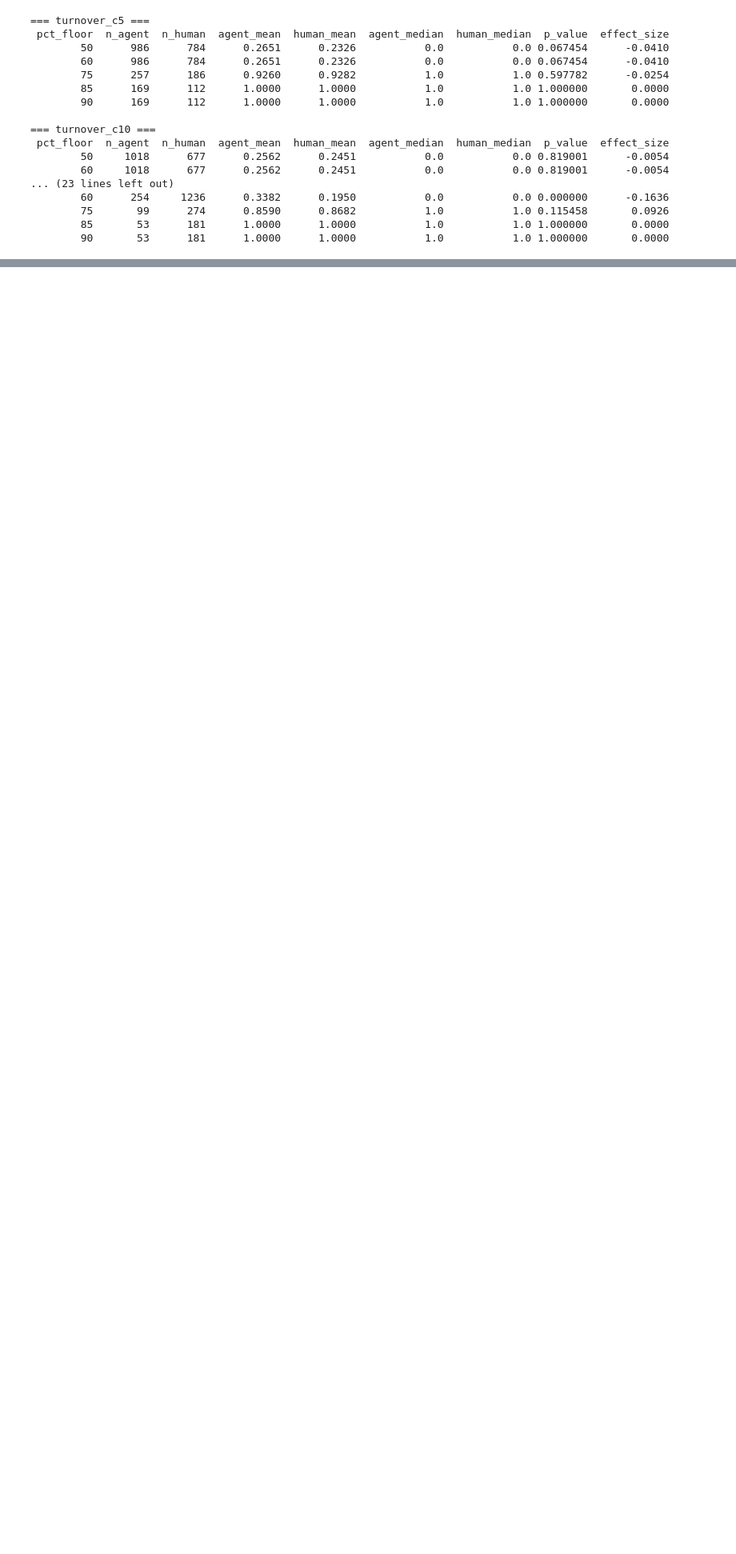
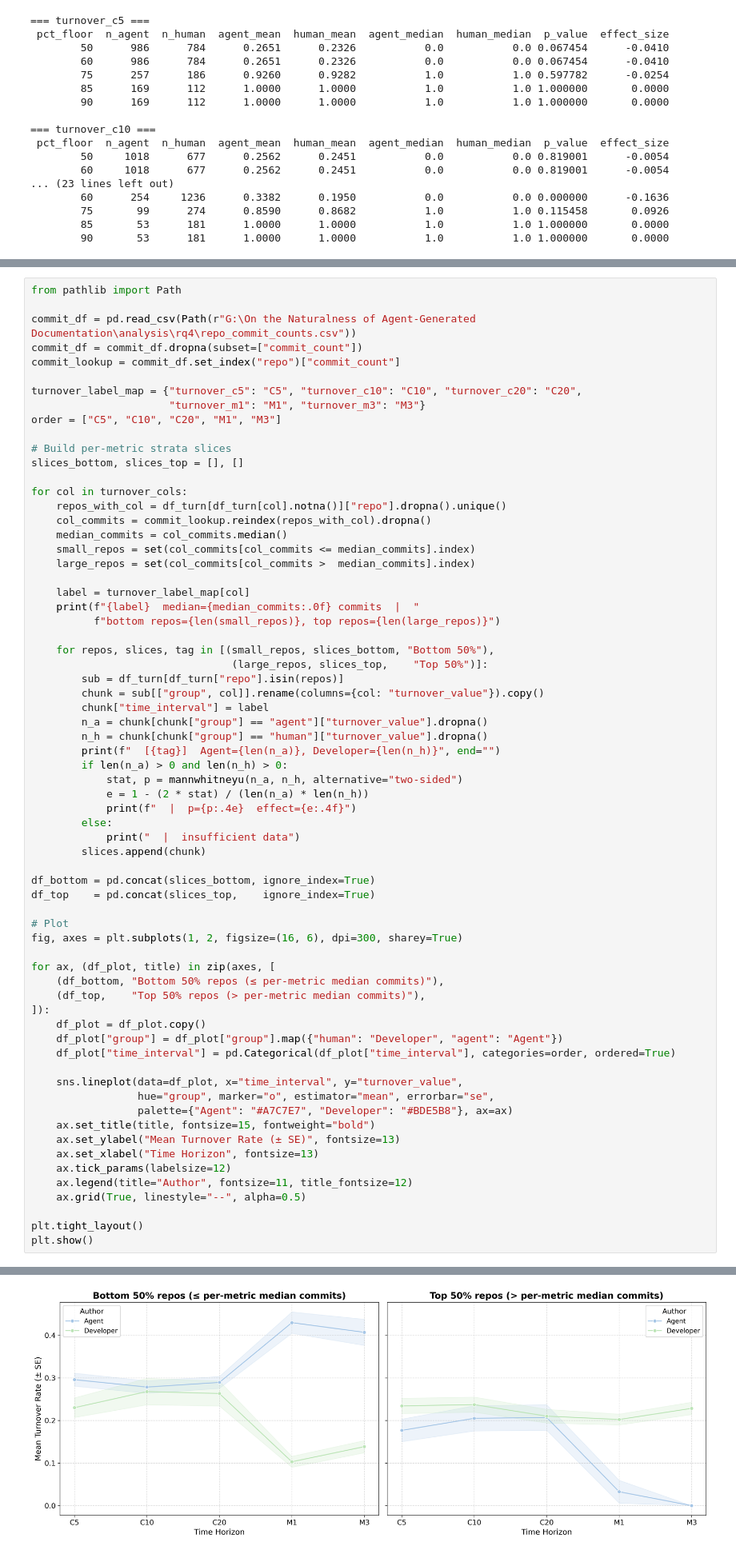
Before and after one commit to LukasOttenhof/On-the-Naturalness-of-Agent-Generated-Documentation, a Jupyter notebook: analysis/rq4/a.ipynb, the cells around one changed output, grey strips where cells are left out. Shown at 80% size. Saved outputs shown, nothing was run; the diff lists cells and outputs as text; blank space fills up the shorter version.

Commit message:
updated rq4 to have median activity split

```diff
--- a/analysis/rq4/a.ipynb
+++ b/analysis/rq4/a.ipynb
@@ -383,0 +457,68 @@ for col in turnover_cols:
+# %%
+from pathlib import Path
+
+commit_df = pd.read_csv(Path(r"G:\On the Naturalness of Agent-Generated Documentation\analysis\rq4\repo_commit_counts.csv"))
+commit_df = commit_df.dropna(subset=["commit_count"])
+commit_lookup = commit_df.set_index("repo")["commit_count"]
+
+turnover_label_map = {"turnover_c5": "C5", "turnover_c10": "C10", "turnover_c20": "C20",
+                      "turnover_m1": "M1", "turnover_m3": "M3"}
+order = ["C5", "C10", "C20", "M1", "M3"]
+
+# Build per-metric strata slices
+slices_bottom, slices_top = [], []
+
+for col in turnover_cols:
+    repos_with_col = df_turn[df_turn[col].notna()]["repo"].dropna().unique()
+    col_commits = commit_lookup.reindex(repos_with_col).dropna()
+    median_commits = col_commits.median()
+    small_repos = set(col_commits[col_commits <= median_commits].index)
+    large_repos = set(col_commits[col_commits >  median_commits].index)
+
+    label = turnover_label_map[col]
+    print(f"{label}  median={median_commits:.0f} commits  |  "
+          f"bottom repos={len(small_repos)}, top repos={len(large_repos)}")
+
+    for repos, slices, tag in [(small_repos, slices_bottom, "Bottom 50%"),
+                                (large_repos, slices_top,    "Top 50%")]:
+        sub = df_turn[df_turn["repo"].isin(repos)]
+        chunk = sub[["group", col]].rename(columns={col: "turnover_value"}).copy()
+        chunk["time_interval"] = label
+        n_a = chunk[chunk["group"] == "agent"]["turnover_value"].dropna()
+        n_h = chunk[chunk["group"] == "human"]["turnover_value"].dropna()
+        print(f"  [{tag}]  Agent={len(n_a)}, Developer={len(n_h)}", end="")
+        if len(n_a) > 0 and len(n_h) > 0:
+            stat, p = mannwhitneyu(n_a, n_h, alternative="two-sided")
+            e = 1 - (2 * stat) / (len(n_a) * len(n_h))
+            print(f"  |  p={p:.4e}  effect={e:.4f}")
+        else:
+            print("  |  insufficient data")
+        slices.append(chunk)
+
+df_bottom = pd.concat(slices_bottom, ignore_index=True)
+df_top    = pd.concat(slices_top,    ignore_index=True)
+
+# Plot
+fig, axes = plt.subplots(1, 2, figsize=(16, 6), dpi=300, sharey=True)
+
+for ax, (df_plot, title) in zip(axes, [
+    (df_bottom, "Bottom 50% repos (≤ per-metric median commits)"),
+    (df_top,    "Top 50% repos (> per-metric median commits)"),
+]):
+    df_plot = df_plot.copy()
+    df_plot["group"] = df_plot["group"].map({"human": "Developer", "agent": "Agent"})
+    df_plot["time_interval"] = pd.Categorical(df_plot["time_interval"], categories=order, ordered=True)
+
+    sns.lineplot(data=df_plot, x="time_interval", y="turnover_value",
+                 hue="group", marker="o", estimator="mean", errorbar="se",
+                 palette={"Agent": "#A7C7E7", "Developer": "#BDE5B8"}, ax=ax)
+    ax.set_title(title, fontsize=15, fontweight="bold")
+    ax.set_ylabel("Mean Turnover Rate (± SE)", fontsize=13)
+    ax.set_xlabel("Time Horizon", fontsize=13)
+    ax.tick_params(labelsize=12)
+    ax.legend(title="Author", fontsize=11, title_fontsize=12)
+    ax.grid(True, linestyle="--", alpha=0.5)
+
+plt.tight_layout()
+plt.show()
+# %% [output]
@@ -383,0 +540 @@ for col in turnover_cols:
+[figure, added]
```
Also changed, not shown: parts of 2 cells of this notebook, 2 other files.
